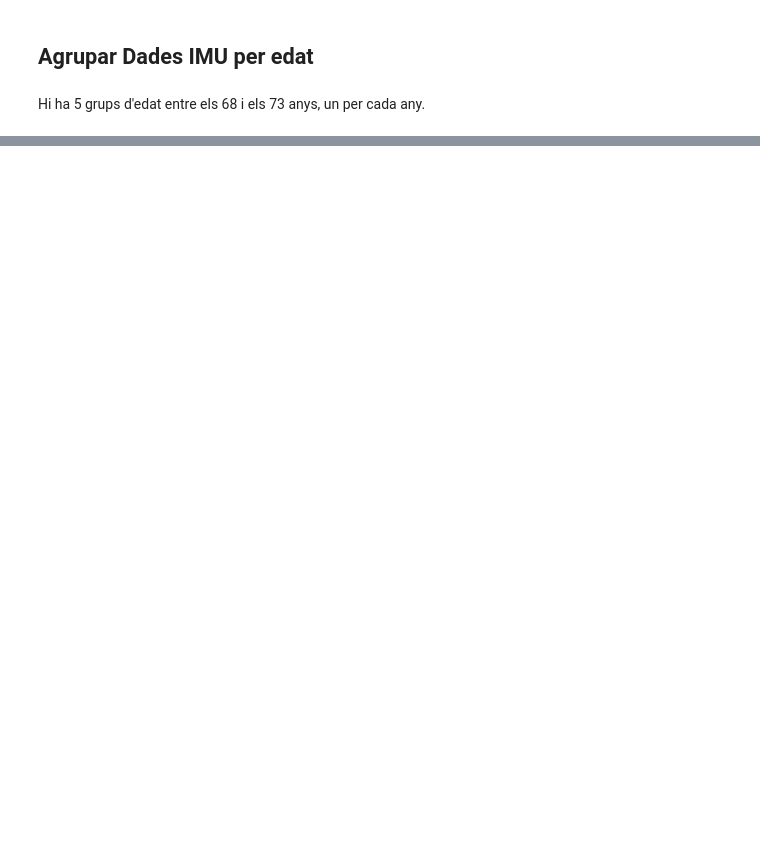
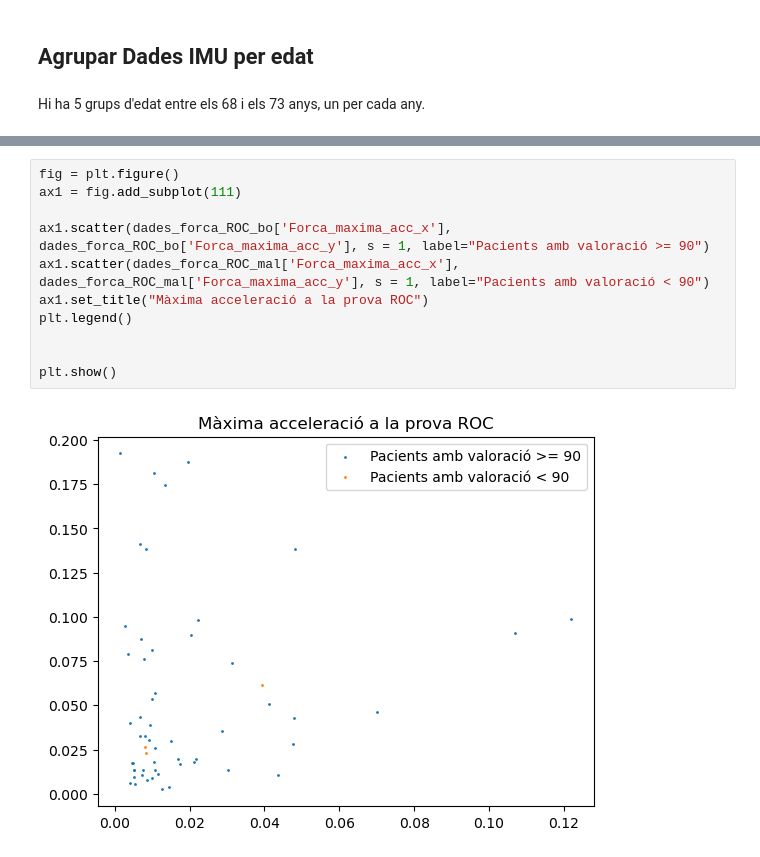
Before and after one commit to PauFuentesH/TFG_PauFuentes, a Jupyter notebook: IMU.ipynb, the cells around one changed output, grey strips where cells are left out. Cells and saved outputs as stored; diff of their text form; blank space fills up the shorter version.

```diff
--- a/IMU.ipynb
+++ b/IMU.ipynb
@@ -553,0 +798,13 @@ KeyboardInterrupt:
+# %%
+fig = plt.figure()
+ax1 = fig.add_subplot(111)
+
+ax1.scatter(dades_forca_ROC_bo['Forca_maxima_acc_x'], dades_forca_ROC_bo['Forca_maxima_acc_y'], s = 1, label="Pacients amb valoració >= 90")
+ax1.scatter(dades_forca_ROC_mal['Forca_maxima_acc_x'], dades_forca_ROC_mal['Forca_maxima_acc_y'], s = 1, label="Pacients amb valoració < 90")
+ax1.set_title("Màxima acceleració a la prova ROC")
+plt.legend()
+
+
+plt.show()
+# %% [output]
+[figure, added]
```
Also changed, not shown: parts of 36 cells of this notebook, 1 other file.
